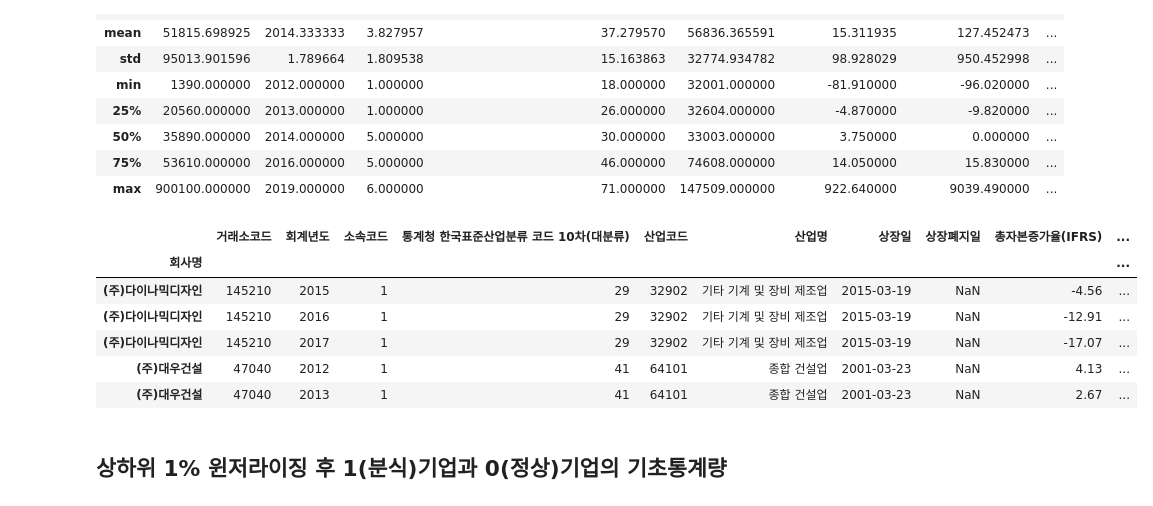
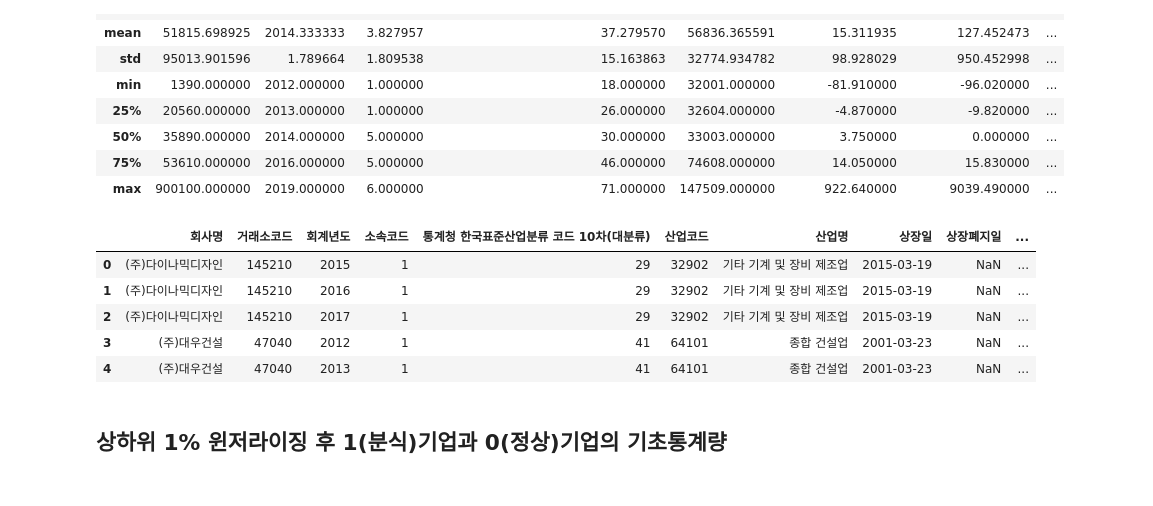
Before and after one commit to po5412409/Accounting-Fraud, a Jupyter notebook: 03.데이터EDA/재무비율_EDA .ipynb, the cells around one changed output. Saved outputs shown, nothing was run; the diff lists cells and outputs as text; code cells hidden in the pictures.

```diff
--- a/03.데이터EDA/재무비율_EDA .ipynb
+++ b/03.데이터EDA/재무비율_EDA .ipynb
@@ -3,6 +3,6 @@ import pandas as pd
 import seaborn as sns
 import matplotlib.pyplot as plt
 # %%
-df = pd.read_csv("../data/processed_data/재무비율_처리완.csv", index_col=0)
+df = pd.read_csv("../data/processed_data/재무비율_처리완.csv")
 df.head()
 # %% [output]
@@ -61,25 +59,24 @@ df_0
 # %%
 def winsorize_series(series, lower_percentile=0.01, upper_percentile=0.99):
     lower_bound = series.quantile(lower_percentile)
     upper_bound = series.quantile(upper_percentile)
     return series.clip(lower=lower_bound, upper=upper_bound)
 
 # 9번째 열부터 끝까지 윈저라이징 적용
-df_winsorized = df.iloc[:, 8:].apply(winsorize_series)
+df_winsorized = df.iloc[:, 9:-1].apply(winsorize_series)
 
 # 원래 데이터프레임의 9번째 열 이후 부분만 윈저라이징한 결과로 교체
-df.iloc[:, 8:] = df_winsorized
+df.iloc[:, 9:-1] = df_winsorized
 
 # 결과 출력
 df.head()
 # %% [output]
-|  | 거래소코드 | 회계년도 | 소속코드 | 통계청 한국표준산업분류 코드 10차(대분류) | 산업코드 | 산업명 | 상장일 | 상장폐지일 | 총자본증가율(IFRS) | ... |
-| 회사명 |  |  |  |  |  |  |  |  |  | ... |
-| (주)다이나믹디자인 | 145210 | 2015 | 1 | 29 | 32902 | 기타 기계 및 장비 제조업 | 2015-03-19 | NaN | -4.56 | ... |
-| (주)다이나믹디자인 | 145210 | 2016 | 1 | 29 | 32902 | 기타 기계 및 장비 제조업 | 2015-03-19 | NaN | -12.91 | ... |
-| (주)다이나믹디자인 | 145210 | 2017 | 1 | 29 | 32902 | 기타 기계 및 장비 제조업 | 2015-03-19 | NaN | -17.07 | ... |
-| (주)대우건설 | 47040 | 2012 | 1 | 41 | 64101 | 종합 건설업 | 2001-03-23 | NaN | 4.13 | ... |
-| (주)대우건설 | 47040 | 2013 | 1 | 41 | 64101 | 종합 건설업 | 2001-03-23 | NaN | 2.67 | ... |
+|  | 회사명 | 거래소코드 | 회계년도 | 소속코드 | 통계청 한국표준산업분류 코드 10차(대분류) | 산업코드 | 산업명 | 상장일 | 상장폐지일 | ... |
+| 0 | (주)다이나믹디자인 | 145210 | 2015 | 1 | 29 | 32902 | 기타 기계 및 장비 제조업 | 2015-03-19 | NaN | ... |
+| 1 | (주)다이나믹디자인 | 145210 | 2016 | 1 | 29 | 32902 | 기타 기계 및 장비 제조업 | 2015-03-19 | NaN | ... |
+| 2 | (주)다이나믹디자인 | 145210 | 2017 | 1 | 29 | 32902 | 기타 기계 및 장비 제조업 | 2015-03-19 | NaN | ... |
+| 3 | (주)대우건설 | 47040 | 2012 | 1 | 41 | 64101 | 종합 건설업 | 2001-03-23 | NaN | ... |
+| 4 | (주)대우건설 | 47040 | 2013 | 1 | 41 | 64101 | 종합 건설업 | 2001-03-23 | NaN | ... |
 # %% [markdown]
 ## 상하위 1% 윈저라이징 후 1(분식)기업과 0(정상)기업의 기초통계량
 # %%
```
Also changed, not shown: parts of 2 cells of this notebook, 7 other files.
